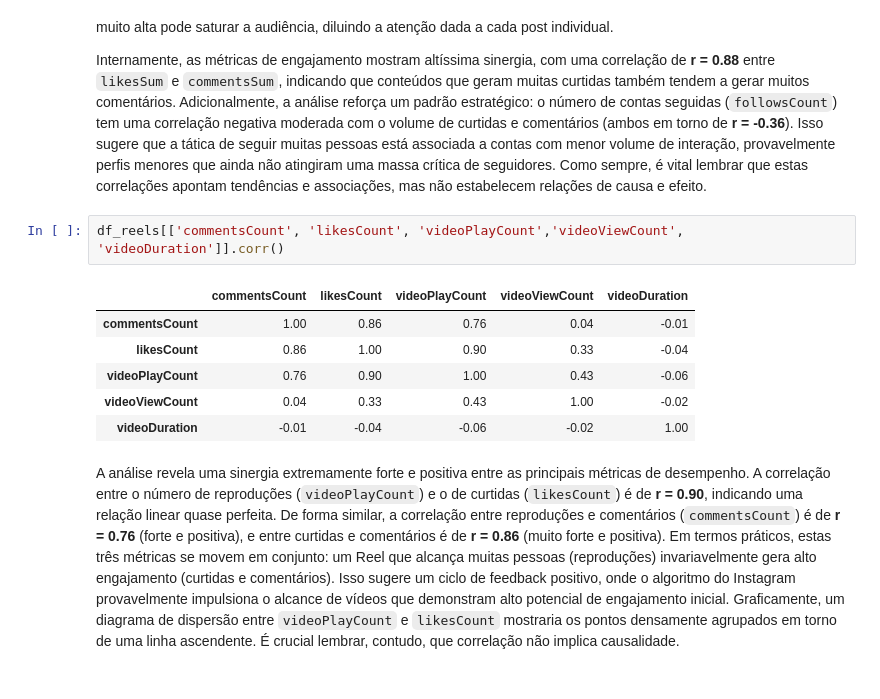
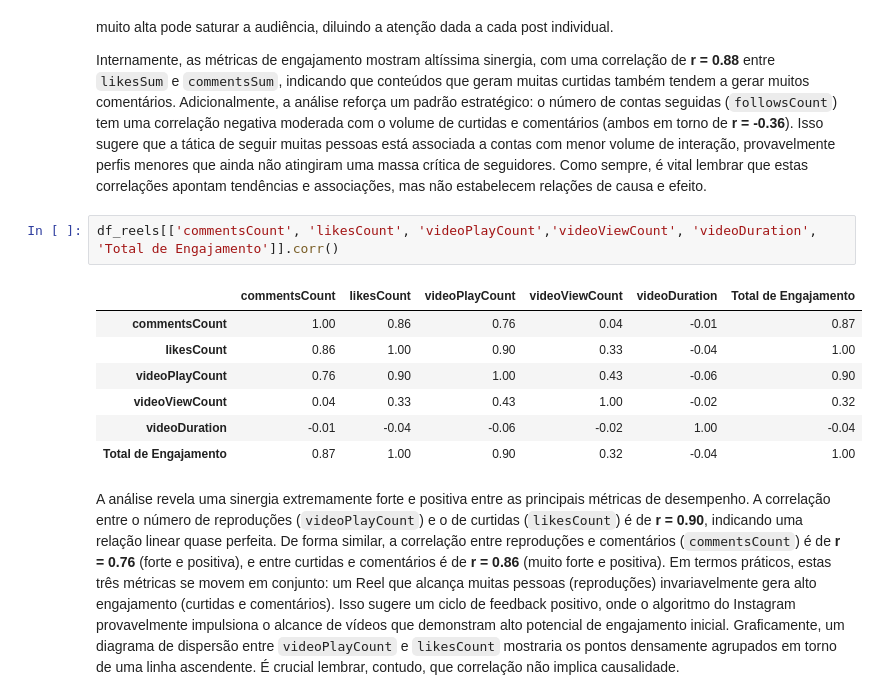
Before and after one commit to Vini0606/Tecnicas-de-Ciencia-de-Dados-em-dados-do-Instagram, a Jupyter notebook: notebooks/02_analise_exploratoria.ipynb, the cells around one changed output. Drawn from its saved outputs; the diff is of its cells as text.

```diff
--- a/notebooks/02_analise_exploratoria.ipynb
+++ b/notebooks/02_analise_exploratoria.ipynb
@@ -361,14 +361,15 @@ As métricas de volume de conteúdo apresentam uma relação negativa com a taxa
 
 Internamente, as métricas de engajamento mostram altíssima sinergia, com uma correlação de **r = 0.88** entre `likesSum` e `commentsSum`, indicando que conteúdos que geram muitas curtidas também tendem a gerar muitos comentários. Adicionalmente, a análise reforça um padrão estratégico: o número de contas seguidas (`followsCount`) tem uma correlação negativa moderada com o volume de curtidas e comentários (ambos em torno de **r = -0.36**). Isso sugere que a tática de seguir muitas pessoas está associada a contas com menor volume de interação, provavelmente perfis menores que ainda não atingiram uma massa crítica de seguidores. Como sempre, é vital lembrar que estas correlações apontam tendências e associações, mas não estabelecem relações de causa e efeito.
 # %%
-df_reels[['commentsCount', 'likesCount', 'videoPlayCount','videoViewCount', 'videoDuration']].corr()
+df_reels[['commentsCount', 'likesCount', 'videoPlayCount','videoViewCount', 'videoDuration', 'Total de Engajamento']].corr()
 # %% [output]
-|  | commentsCount | likesCount | videoPlayCount | videoViewCount | videoDuration |
-| commentsCount | 1.00 | 0.86 | 0.76 | 0.04 | -0.01 |
-| likesCount | 0.86 | 1.00 | 0.90 | 0.33 | -0.04 |
-| videoPlayCount | 0.76 | 0.90 | 1.00 | 0.43 | -0.06 |
-| videoViewCount | 0.04 | 0.33 | 0.43 | 1.00 | -0.02 |
-| videoDuration | -0.01 | -0.04 | -0.06 | -0.02 | 1.00 |
+|  | commentsCount | likesCount | videoPlayCount | videoViewCount | videoDuration | Total de Engajamento |
+| commentsCount | 1.00 | 0.86 | 0.76 | 0.04 | -0.01 | 0.87 |
+| likesCount | 0.86 | 1.00 | 0.90 | 0.33 | -0.04 | 1.00 |
+| videoPlayCount | 0.76 | 0.90 | 1.00 | 0.43 | -0.06 | 0.90 |
+| videoViewCount | 0.04 | 0.33 | 0.43 | 1.00 | -0.02 | 0.32 |
+| videoDuration | -0.01 | -0.04 | -0.06 | -0.02 | 1.00 | -0.04 |
+| Total de Engajamento | 0.87 | 1.00 | 0.90 | 0.32 | -0.04 | 1.00 |
 # %% [markdown]
 A análise revela uma sinergia extremamente forte e positiva entre as principais métricas de desempenho. A correlação entre o número de reproduções (`videoPlayCount`) e o de curtidas (`likesCount`) é de **r = 0.90**, indicando uma relação linear quase perfeita. De forma similar, a correlação entre reproduções e comentários (`commentsCount`) é de **r = 0.76** (forte e positiva), e entre curtidas e comentários é de **r = 0.86** (muito forte e positiva). Em termos práticos, estas três métricas se movem em conjunto: um Reel que alcança muitas pessoas (reproduções) invariavelmente gera alto engajamento (curtidas e comentários). Isso sugere um ciclo de feedback positivo, onde o algoritmo do Instagram provavelmente impulsiona o alcance de vídeos que demonstram alto potencial de engajamento inicial. Graficamente, um diagrama de dispersão entre `videoPlayCount` e `likesCount` mostraria os pontos densamente agrupados em torno de uma linha ascendente. É crucial lembrar, contudo, que correlação não implica causalidade.
 
```
Also changed, not shown: parts of 4 cells of this notebook, 9 other files.
